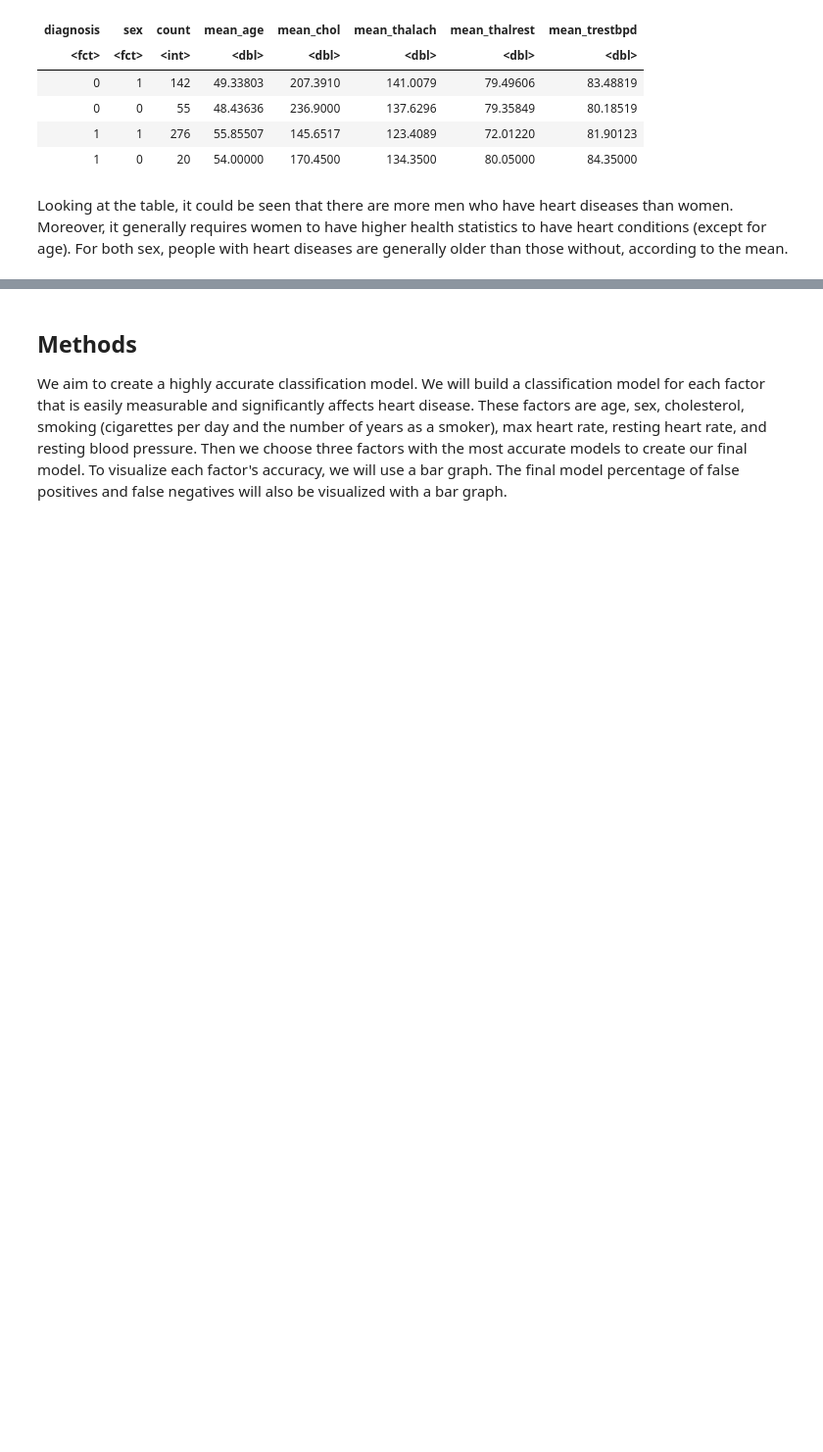
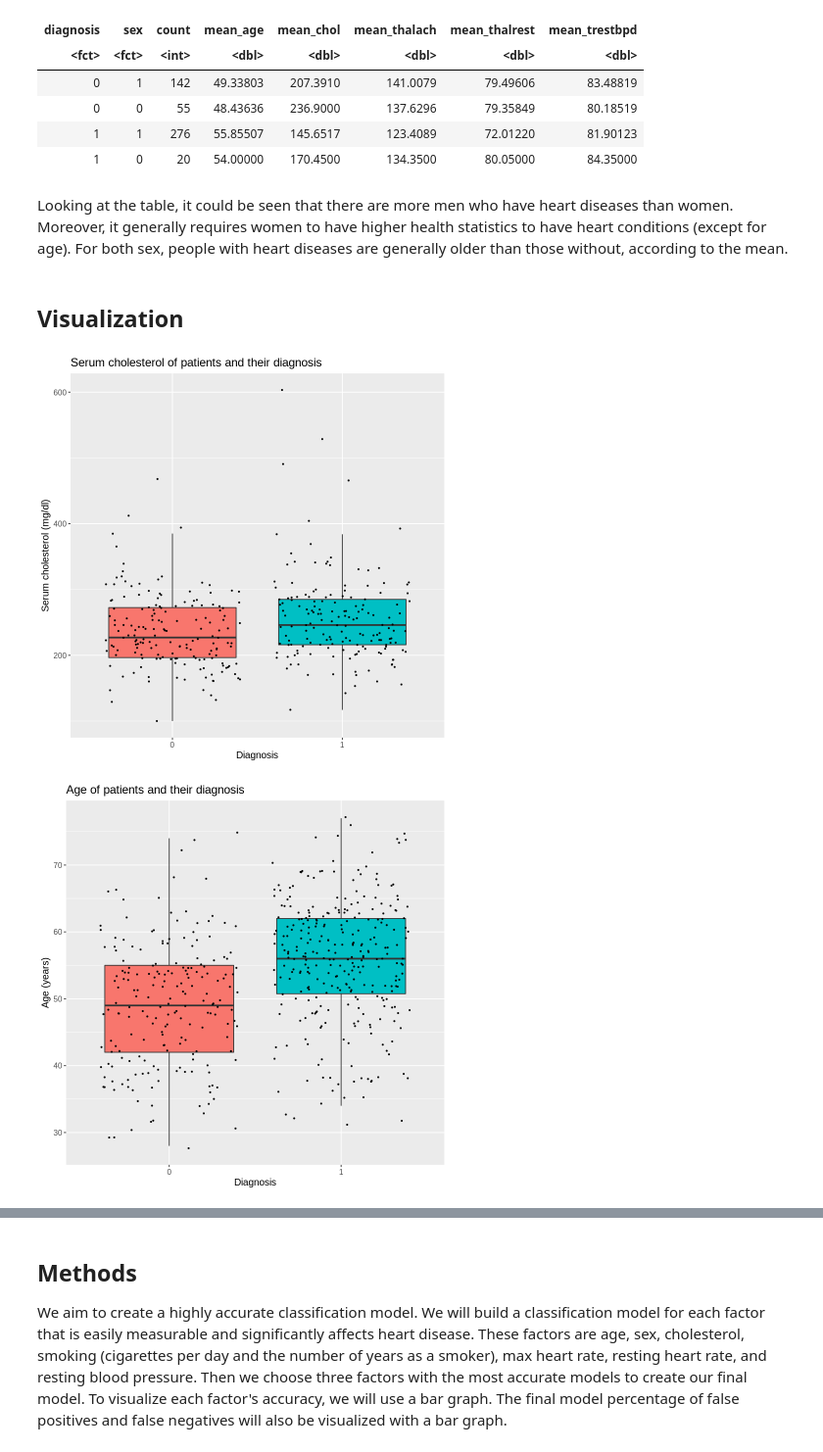
Before and after one commit to andrewjcarriere/dsci100-project, a Jupyter notebook: project_proposal.ipynb, the cells around one changed output, grey strips where cells are left out. Shown at 98% size. Cells and saved outputs as stored; diff of their text form; code cells hidden in the pictures; blank space fills up the shorter version.

Commit message:
Added Visualizations
Also added sources for databases in intro

```diff
--- a/project_proposal.ipynb
+++ b/project_proposal.ipynb
@@ -186,3 +186,65 @@ A grouped_df: 4 × 8
 | 1 | 0 | 20 | 54.00000 | 170.4500 | 134.3500 | 80.05000 | 84.35000 |
 # %% [markdown]
 Looking at the table, it could be seen that there are more men who have heart diseases than women. Moreover, it generally requires women to have higher health statistics to have heart conditions (except for age). For both sex, people with heart diseases are generally older than those without, according to the mean.
+# %% [markdown]
+## Visualization
+# %%
+chol_plot <- heart_train |>
+    filter(chol != 0) |>
+    ggplot(aes(x = diagnosis, y = chol, fill = diagnosis)) +
+        geom_boxplot(outlier.alpha = 0) +
+        geom_jitter(color = "black", size = 0.5) +
+        ggtitle("Serum cholesterol of patients and their diagnosis") +
+        ylab("Serum cholesterol (mg/dl)") +
+        xlab("Diagnosis") +
+        theme(legend.position = 'none',
+             text = element_text(size = 12))
+chol_plot
+
+age_plot <- heart_train |>
+    ggplot(aes(x = diagnosis, y = age, fill = diagnosis)) +
+        geom_boxplot(outlier.alpha = 0) +
+        geom_jitter(color = "black", size = 0.5) +
+        ggtitle("Age of patients and their diagnosis") +
+        ylab("Age (years)") +
+        xlab("Diagnosis") +
+        theme(legend.position = 'none',
+             text = element_text(size = 12))
+age_plot
+
+thalach_plot <- heart_train |>
+    filter(thalach > 0) |>
+    ggplot(aes(x = diagnosis, y = thalach, fill = diagnosis)) +
+        geom_boxplot(outlier.alpha = 0) +
+        geom_jitter(color = "black", size = 0.5) +
+        ggtitle("Active heart rate of patients and their diagnosis") +
+        ylab("Active Heart Rate (bpm)") +
+        xlab("Diagnosis") +
+        theme(legend.position = 'none',
+             text = element_text(size = 12))
+thalach_plot
+
+thalrest_plot <- heart_train |>
+    ggplot(aes(x = diagnosis, y = thalrest, fill = diagnosis)) +
+        geom_boxplot(outlier.alpha = 0) +
+        geom_jitter(color = "black", size = 0.5) +
+        ggtitle("Resting heart rate of patients and their diagnosis") +
+        ylab("Resting Heart Rate (bpm)") +
+        xlab("Diagnosis") +
+        theme(legend.position = 'none',
+             text = element_text(size = 12))
+thalrest_plot
+
+trestbpd_plot <- heart_train |>
+    ggplot(aes(x = diagnosis, y = trestbpd, fill = diagnosis)) +
+        geom_boxplot(outlier.alpha = 0) +
+        geom_jitter(color = "black", size = 0.5) +
+        ggtitle("Resting diastolic blood pressure of patients and their diagnosis") +
+        ylab("Resting Diastolic blood pressure (mmHg)") +
+        xlab("Diagnosis") +
+        theme(legend.position = 'none',
+             text = element_text(size = 12))
+trestbpd_plot
+# %% [output]
+[figure, added]
+[figure, added]
```
Also changed, not shown: parts of 2 cells of this notebook.
